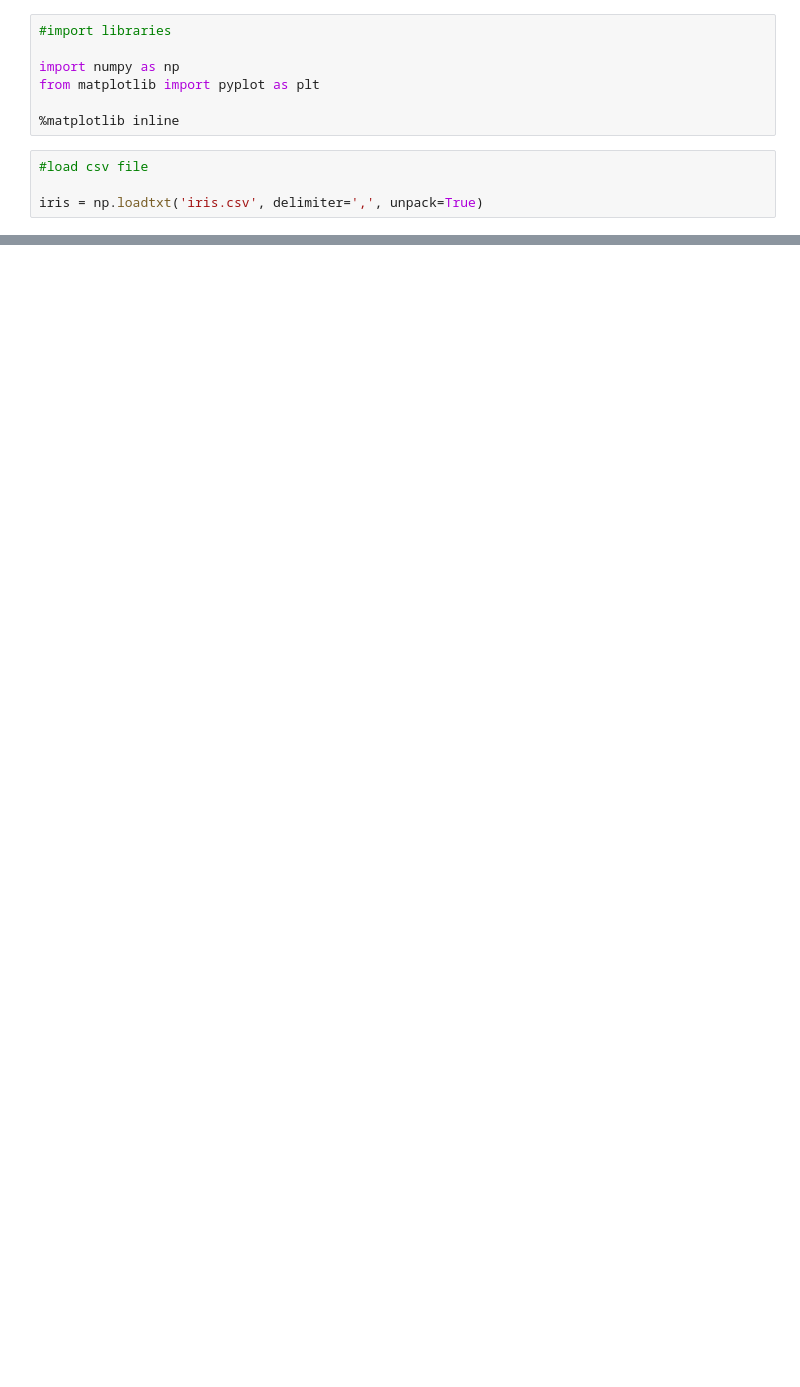
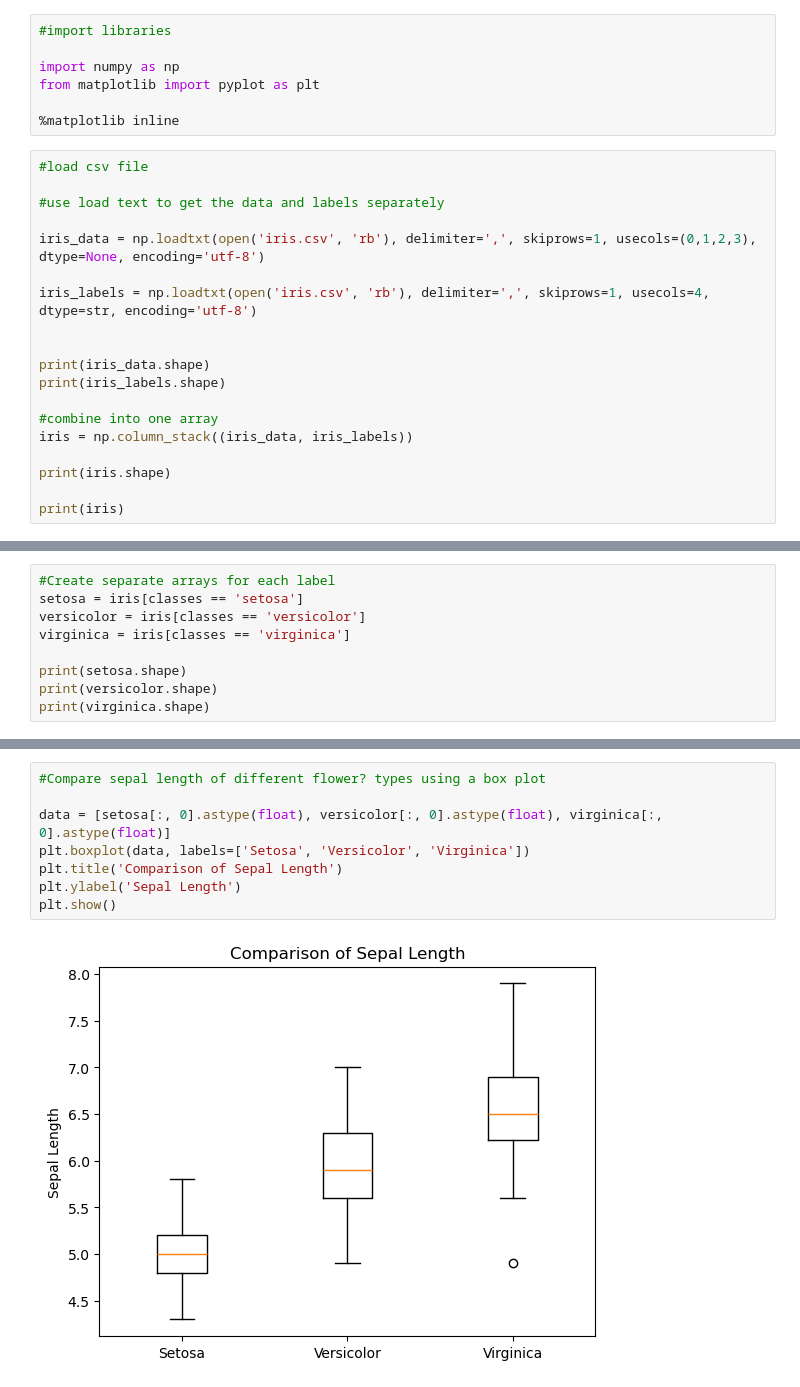
Before and after one commit to MatthewO1221/DITWork, a Jupyter notebook: 24-25Year/Fall24/CS232/Assignment3_Matthew_Oliver.ipynb, the cells around one changed output, grey strips where cells are left out. Cells and saved outputs as stored; diff of their text form; blank space fills up the shorter version.

```diff
--- a/24-25Year/Fall24/CS232/Assignment3_Matthew_Oliver.ipynb
+++ b/24-25Year/Fall24/CS232/Assignment3_Matthew_Oliver.ipynb
@@ -8,5 +11,20 @@ from matplotlib import pyplot as plt
 # %%
 #load csv file
 
-iris = np.loadtxt('iris.csv', delimiter=',', unpack=True)
+#use load text to get the data and labels separately
+
+iris_data = np.loadtxt(open('iris.csv', 'rb'), delimiter=',', skiprows=1, usecols=(0,1,2,3), dtype=None, encoding='utf-8')
+
+iris_labels = np.loadtxt(open('iris.csv', 'rb'), delimiter=',', skiprows=1, usecols=4, dtype=str, encoding='utf-8')
+
+
+print(iris_data.shape)
+print(iris_labels.shape)
+
+#combine into one array
+iris = np.column_stack((iris_data, iris_labels))
+
+print(iris.shape)
+
+print(iris)
 # %% [output]
@@ -13,0 +95,9 @@ ValueError: could not convert string 'sepal_length' to float64 at row 0, column
+# %%
+#Create separate arrays for each label
+setosa = iris[classes == 'setosa']
+versicolor = iris[classes == 'versicolor']
+virginica = iris[classes == 'virginica']
+
+print(setosa.shape)
+print(versicolor.shape)
+print(virginica.shape)
@@ -13,0 +108,10 @@ ValueError: could not convert string 'sepal_length' to float64 at row 0, column
+# %%
+#Compare sepal length of different flower? types using a box plot
+
+data = [setosa[:, 0].astype(float), versicolor[:, 0].astype(float), virginica[:, 0].astype(float)]
+plt.boxplot(data, labels=['Setosa', 'Versicolor', 'Virginica'])
+plt.title('Comparison of Sepal Length')
+plt.ylabel('Sepal Length')
+plt.show()
+# %% [output]
+[figure, added]
```
Also changed, not shown: parts of 5 cells of this notebook.
